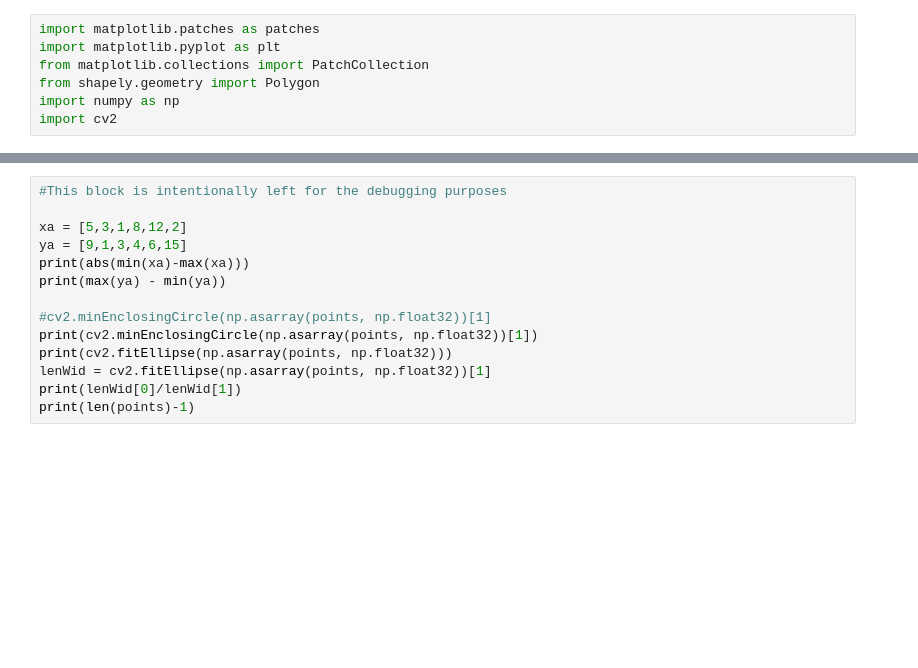
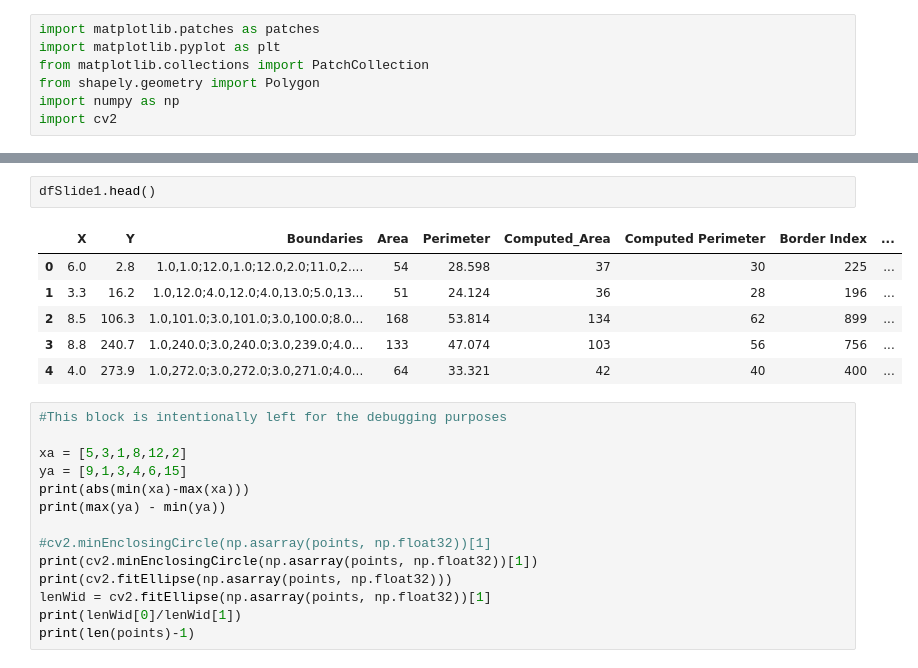
Before and after one commit to Sree-vathsan/CSE595_DataAnalyticsSoftwareStack, a Jupyter notebook: slide1.ipynb, the cells around one changed output, grey strips where cells are left out. Saved outputs shown, nothing was run; the diff lists cells and outputs as text; blank space fills up the shorter version.

```diff
--- a/slide1.ipynb
+++ b/slide1.ipynb
@@ -120,3 +240,12 @@ dfSlide1['Edge Count'] = poly_nedges
+# %%
+dfSlide1.head()
+# %% [output]
+|  | X | Y | Boundaries | Area | Perimeter | Computed_Area | Computed Perimeter | Border Index | ... |
+| 0 | 6.0 | 2.8 | 1.0,1.0;12.0,1.0;12.0,2.0;11.0,2.... | 54 | 28.598 | 37 | 30 | 225 | ... |
+| 1 | 3.3 | 16.2 | 1.0,12.0;4.0,12.0;4.0,13.0;5.0,13... | 51 | 24.124 | 36 | 28 | 196 | ... |
+| 2 | 8.5 | 106.3 | 1.0,101.0;3.0,101.0;3.0,100.0;8.0... | 168 | 53.814 | 134 | 62 | 899 | ... |
+| 3 | 8.8 | 240.7 | 1.0,240.0;3.0,240.0;3.0,239.0;4.0... | 133 | 47.074 | 103 | 56 | 756 | ... |
+| 4 | 4.0 | 273.9 | 1.0,272.0;3.0,272.0;3.0,271.0;4.0... | 64 | 33.321 | 42 | 40 | 400 | ... |
 # %%
 #This block is intentionally left for the debugging purposes
 
```
Also changed, not shown: parts of 5 cells of this notebook.
